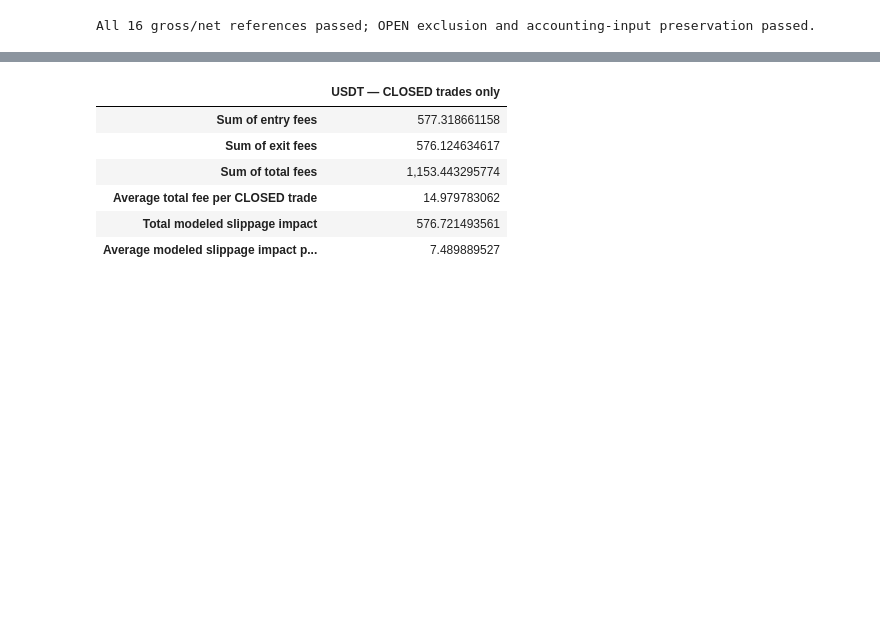
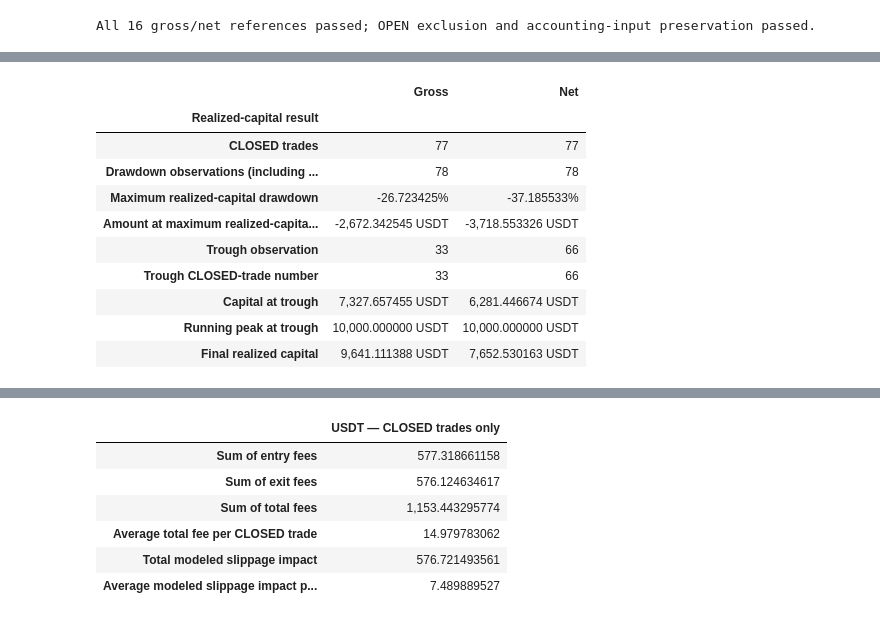
Before and after one commit to puckmandestroyer/trading-lab, a Jupyter notebook: notebooks/03_backtest_review.ipynb, the cells around one changed output, grey strips where cells are left out. Saved outputs shown, nothing was run; the diff lists cells and outputs as text; code cells hidden in the pictures; blank space fills up the shorter version.

```diff
--- a/notebooks/03_backtest_review.ipynb
+++ b/notebooks/03_backtest_review.ipynb
@@ -587,0 +620,60 @@ All 16 gross/net references passed; OPEN exclusion and accounting-input preserva
+# %%
+gross_before_drawdown = gross_results.copy(deep=True)
+net_before_drawdown = net_results.copy(deep=True)
+
+gross_drawdown_path = calculate_gross_realized_drawdown(
+    gross_results, initial_capital=INITIAL_CAPITAL,
+)
+net_drawdown_path = calculate_net_realized_drawdown(
+    net_results, initial_capital=INITIAL_CAPITAL,
+)
+gross_drawdown_summary = summarize_gross_realized_drawdown(
+    gross_results, initial_capital=INITIAL_CAPITAL,
+)
+net_drawdown_summary = summarize_net_realized_drawdown(
+    net_results, initial_capital=INITIAL_CAPITAL,
+)
+
+# Locate the earliest point selected by each summary; do not recalculate maxima.
+gross_drawdown_trough = gross_drawdown_path.loc[
+    gross_drawdown_path["drawdown"].eq(gross_drawdown_summary.loc["GROSS", "max_realized_drawdown"])
+].iloc[0]
+net_drawdown_trough = net_drawdown_path.loc[
+    net_drawdown_path["drawdown"].eq(net_drawdown_summary.loc["NET", "max_realized_drawdown"])
+].iloc[0]
+
+drawdown_labels = [
+    "CLOSED trades", "Drawdown observations (including initial)",
+    "Maximum realized-capital drawdown", "Amount at maximum realized-capital drawdown",
+    "Trough observation", "Trough CLOSED-trade number", "Capital at trough",
+    "Running peak at trough", "Final realized capital",
+]
+drawdown_table = pd.DataFrame({
+    label: [
+        closed_count, len(drawdown_path),
+        drawdown_summary.loc[source, "max_realized_drawdown"],
+        drawdown_summary.loc[source, "max_realized_drawdown_amount"],
+        int(trough["observation"]), int(trough["closed_trade_number"]),
+        trough["capital"], trough["running_peak"], drawdown_path["capital"].iloc[-1],
+    ]
+    for label, source, drawdown_path, drawdown_summary, trough in [
+        ("Gross", "GROSS", gross_drawdown_path, gross_drawdown_summary, gross_drawdown_trough),
+        ("Net", "NET", net_drawdown_path, net_drawdown_summary, net_drawdown_trough),
+    ]
+}, index=drawdown_labels)
+drawdown_table.index.name = "Realized-capital result"
+display(drawdown_table.style.format("{:,.6f} USDT")
+    .format("{:,.0f}", subset=pd.IndexSlice[drawdown_labels[:2] + drawdown_labels[4:6], :])
+    .format("{:.6%}", subset=pd.IndexSlice[[drawdown_labels[2]], :]))
+# %% [output]
+|  | Gross | Net |
+| Realized-capital result |  |  |
+| CLOSED trades | 77 | 77 |
+| Drawdown observations (including ... | 78 | 78 |
+| Maximum realized-capital drawdown | -26.723425% | -37.185533% |
+| Amount at maximum realized-capita... | -2,672.342545 USDT | -3,718.553326 USDT |
+| Trough observation | 33 | 66 |
+| Trough CLOSED-trade number | 33 | 66 |
+| Capital at trough | 7,327.657455 USDT | 6,281.446674 USDT |
+| Running peak at trough | 10,000.000000 USDT | 10,000.000000 USDT |
+| Final realized capital | 9,641.111388 USDT | 7,652.530163 USDT |
```
Also changed, not shown: parts of 17 cells of this notebook, 3 other files.
